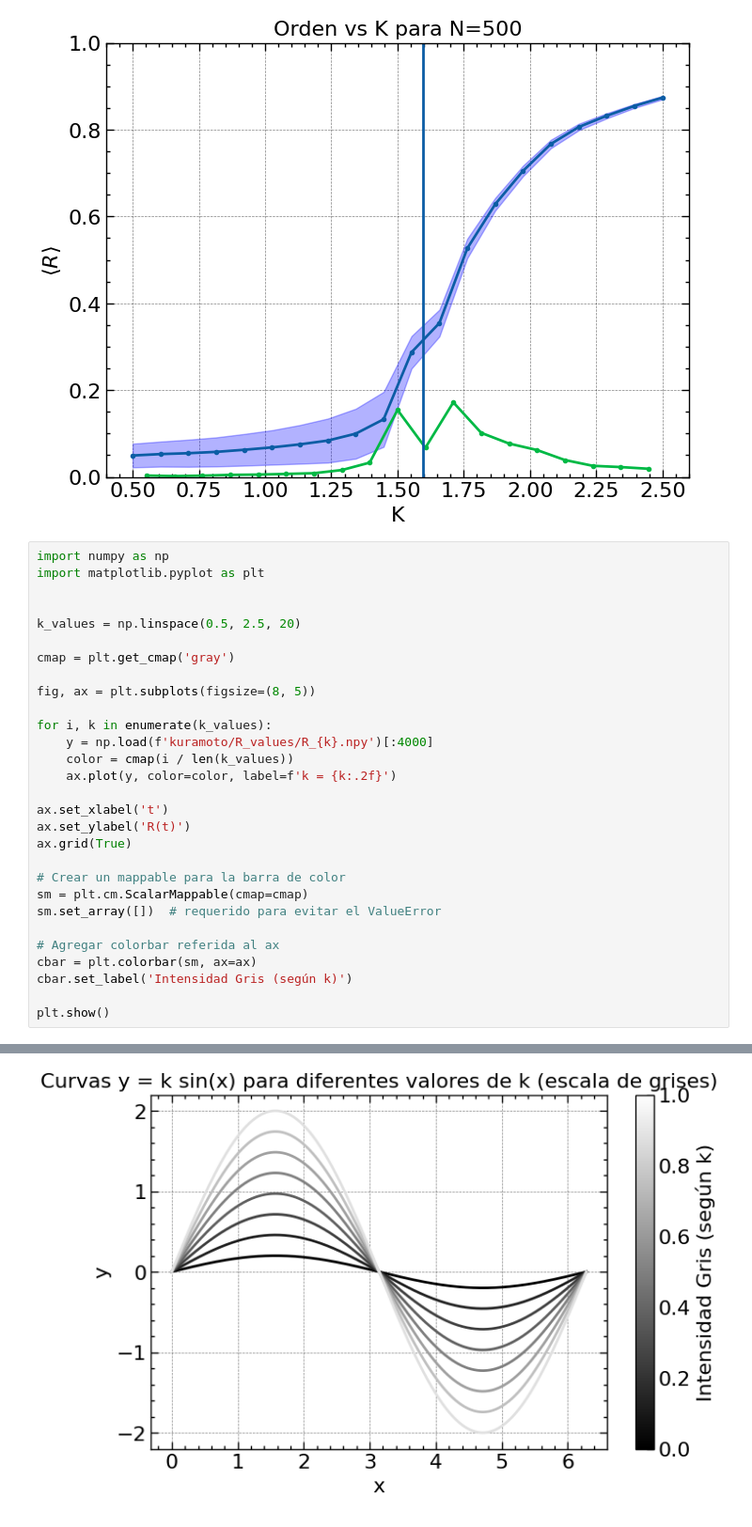
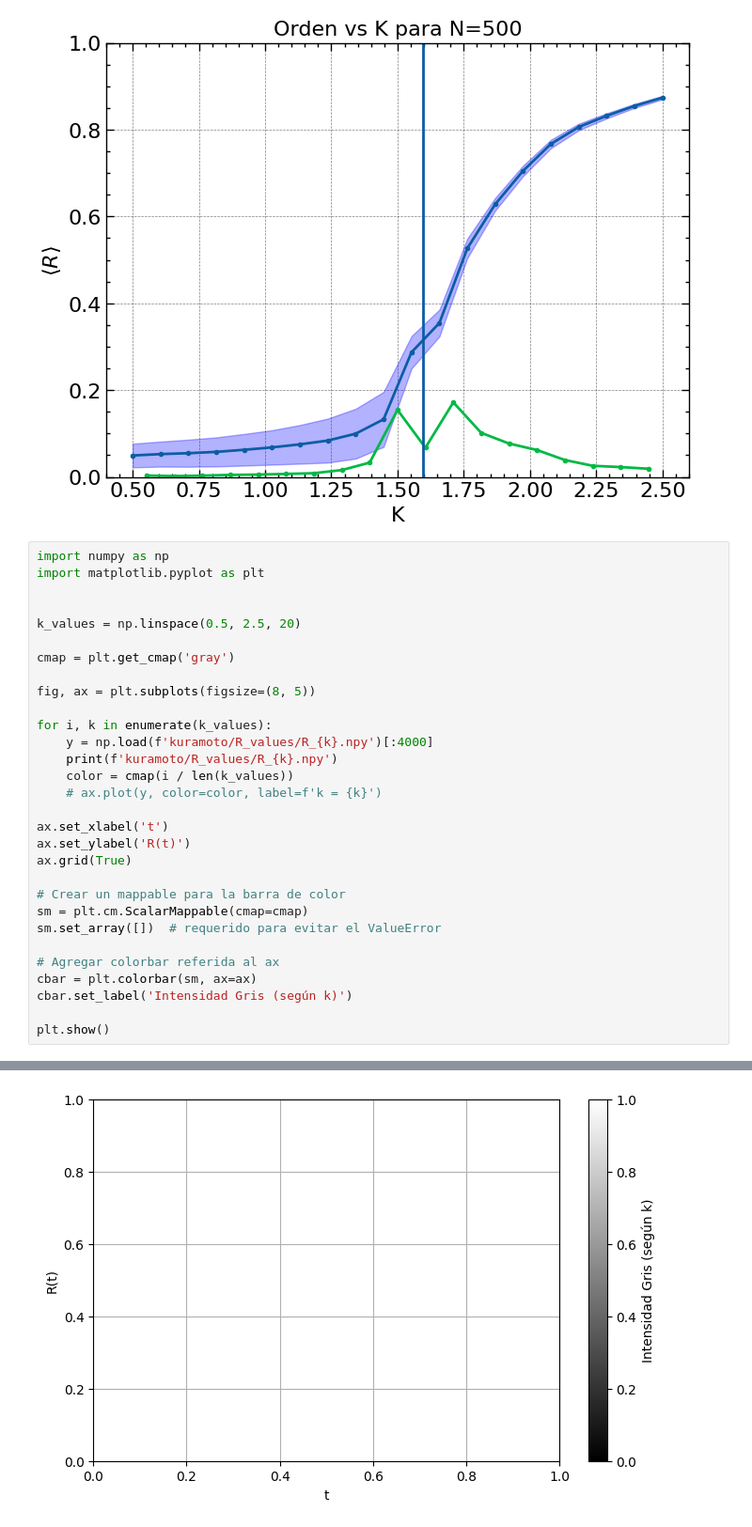
Before and after one commit to EduardoGarcia528/Tesis, a Jupyter notebook: FEC/Ising_model.ipynb, the cells around one changed output, grey strips where cells are left out. Shown: that part at 94% size. Cells and saved outputs as stored; diff of their text form.

Commit message:
error_kuramoto

```diff
--- a/FEC/Ising_model.ipynb
+++ b/FEC/Ising_model.ipynb
@@ -217,8 +217,9 @@ fig, ax = plt.subplots(figsize=(8, 5))
 
 for i, k in enumerate(k_values):
     y = np.load(f'kuramoto/R_values/R_{k}.npy')[:4000]
+    print(f'kuramoto/R_values/R_{k}.npy')
     color = cmap(i / len(k_values))
-    ax.plot(y, color=color, label=f'k = {k:.2f}')
+    # ax.plot(y, color=color, label=f'k = {k}')
 
 ax.set_xlabel('t')
 ax.set_ylabel('R(t)')
@@ -237 +258 @@ plt.show()
-[figure, old version]
+[figure, new version]
```
Also changed, not shown: parts of 1 cell of this notebook, 1 other file.
